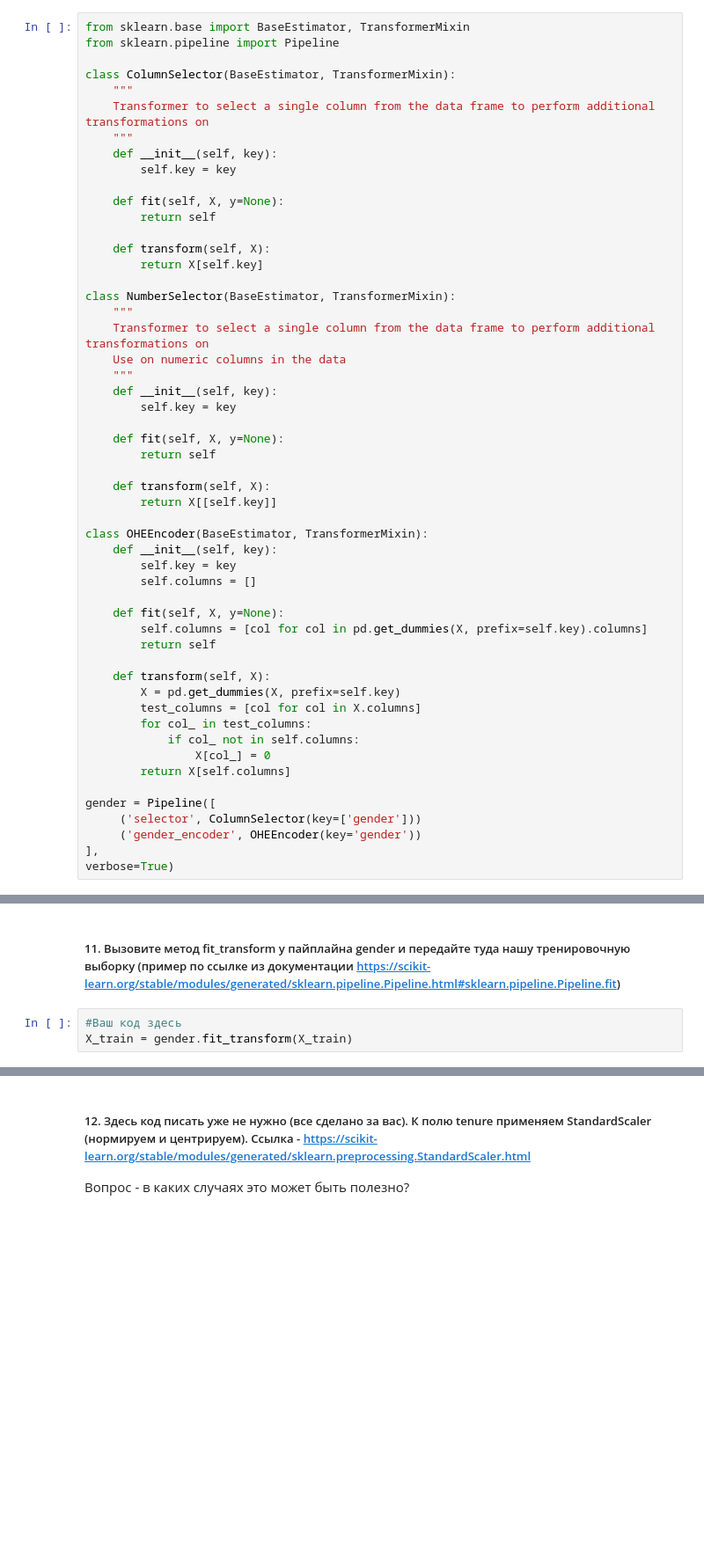
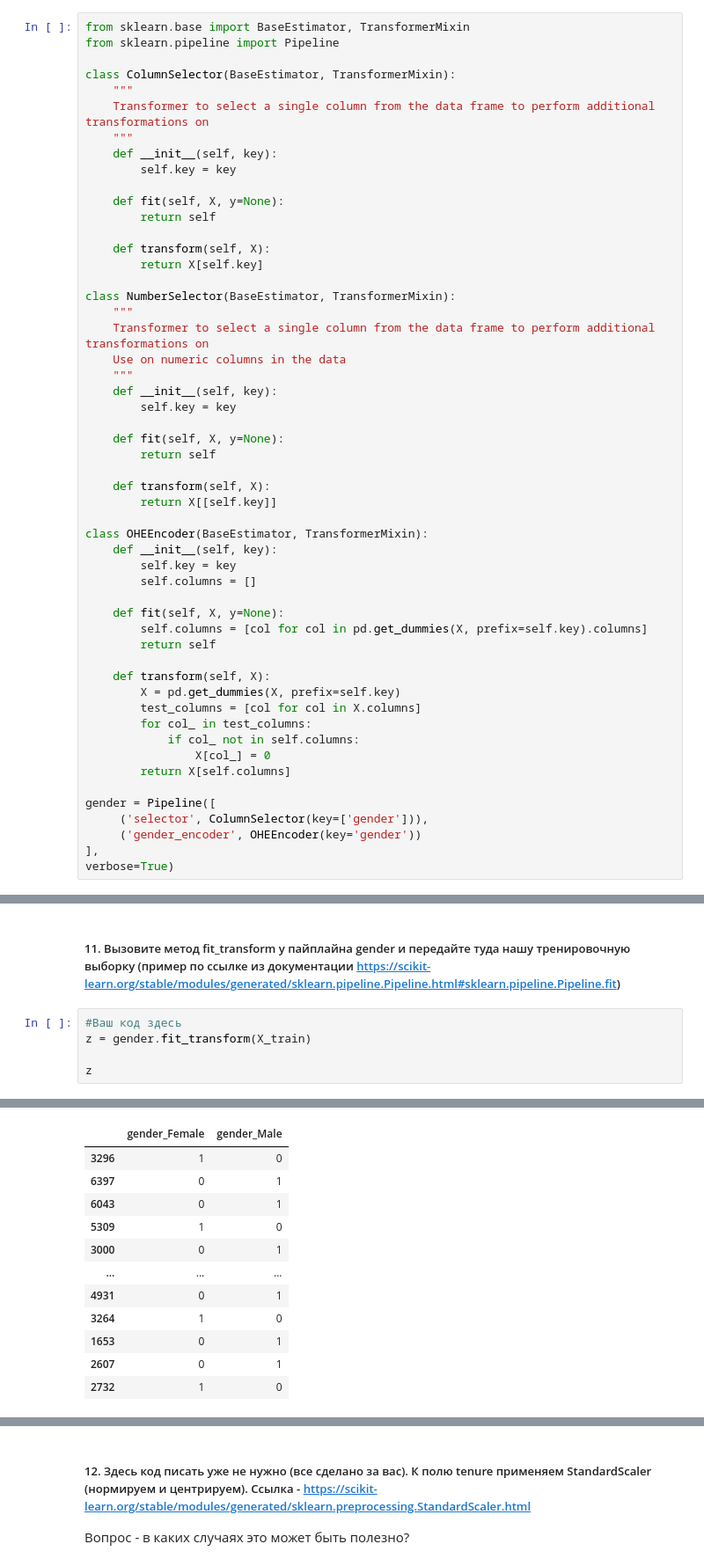
Before and after one commit to tseykoroman/ML_for_business, a Jupyter notebook: Tseyko_HW1.ipynb, the cells around one changed output, grey strips where cells are left out. Shown at 88% size. Drawn from its saved outputs; the diff is of its cells as text; blank space fills up the shorter version.

```diff
--- a/Tseyko_HW1.ipynb
+++ b/Tseyko_HW1.ipynb
@@ -263,7 +263,7 @@ class OHEEncoder(BaseEstimator, TransformerMixin):
         return X[self.columns]
 
 gender = Pipeline([
-     ('selector', ColumnSelector(key=['gender']))
+     ('selector', ColumnSelector(key=['gender'])),
      ('gender_encoder', OHEEncoder(key='gender'))
 ],
 verbose=True)
@@ -273,4 +271,7 @@ SyntaxError: ignored
 ##### 11. Вызовите метод fit_transform у пайплайна gender и передайте туда нашу тренировочную выборку (пример по ссылке из документации https://scikit-learn.org/stable/modules/generated/sklearn.pipeline.Pipeline.html#sklearn.pipeline.Pipeline.fit)
 # %%
 #Ваш код здесь
-X_train = gender.fit_transform(X_train)
+z = gender.fit_transform(X_train)
+
+z
+# %% [output]
@@ -276,0 +280,12 @@ X_train = gender.fit_transform(X_train)
+|  | gender_Female | gender_Male |
+| 3296 | 1 | 0 |
+| 6397 | 0 | 1 |
+| 6043 | 0 | 1 |
+| 5309 | 1 | 0 |
+| 3000 | 0 | 1 |
+| ... | ... | ... |
+| 4931 | 0 | 1 |
+| 3264 | 1 | 0 |
+| 1653 | 0 | 1 |
+| 2607 | 0 | 1 |
+| 2732 | 1 | 0 |
```
Also changed, not shown: parts of 13 cells of this notebook.
